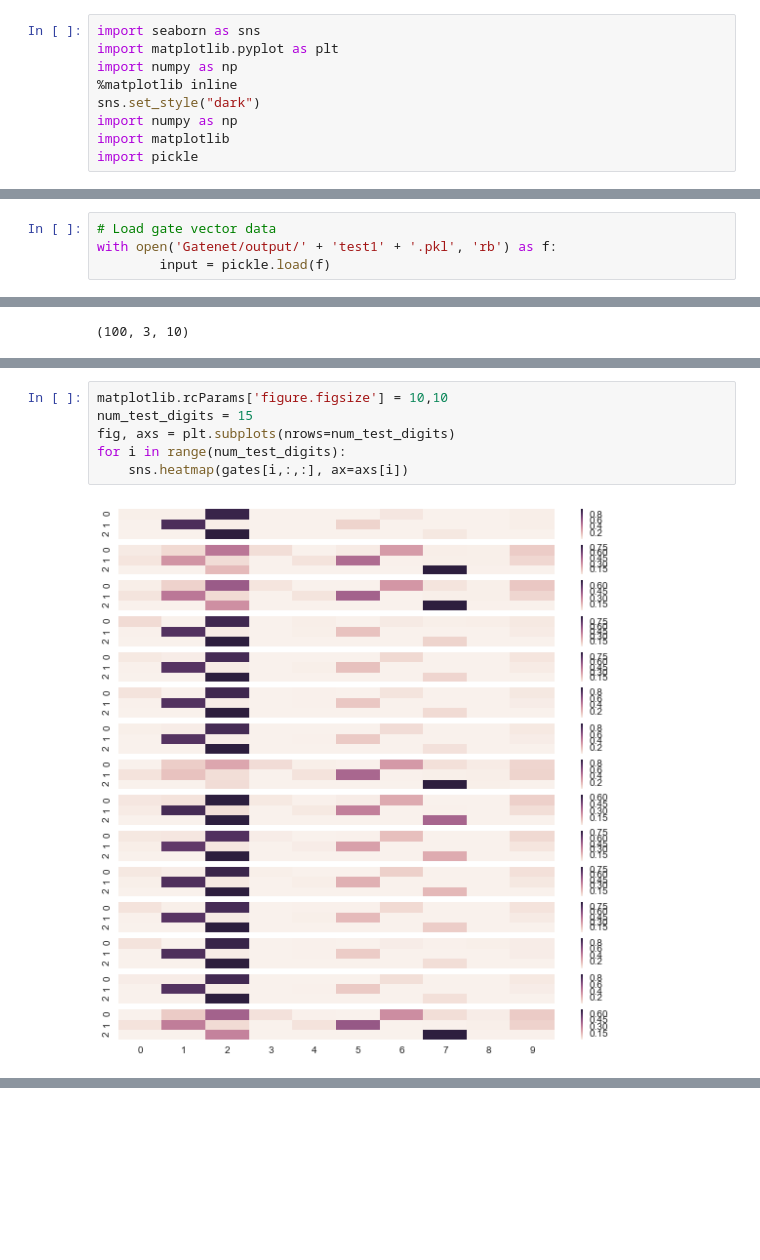
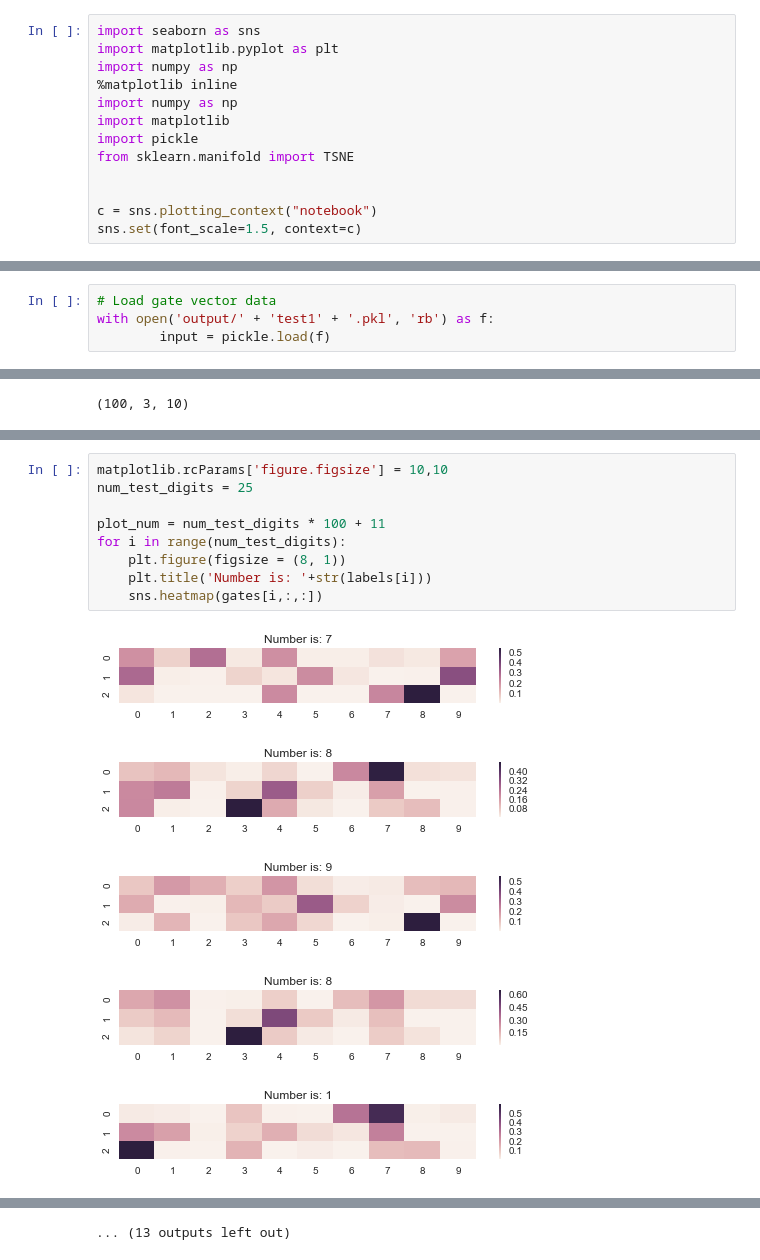
Before and after one commit to polzounov/gatenet, a Jupyter notebook: Gatenet/visualize_gates.ipynb, the cells around one changed output, grey strips where cells are left out. Drawn from its saved outputs; the diff is of its cells as text; blank space fills up the shorter version.

Commit message:
Added tsne for visualizations, and fixed root mnist

```diff
--- a/Gatenet/visualize_gates.ipynb
+++ b/Gatenet/visualize_gates.ipynb
@@ -3,7 +3,11 @@ import seaborn as sns
 import matplotlib.pyplot as plt
 import numpy as np
 %matplotlib inline
-sns.set_style("dark")
 import numpy as np
 import matplotlib
 import pickle
+from sklearn.manifold import TSNE
+
+
+c = sns.plotting_context("notebook")
+sns.set(font_scale=1.5, context=c)
@@ -10,6 +17,6 @@ import pickle
 # %%
 # Load gate vector data
-with open('Gatenet/output/' + 'test1' + '.pkl', 'rb') as f:
+with open('output/' + 'test1' + '.pkl', 'rb') as f:
         input = pickle.load(f)
 # %%
 # Get components from data
@@ -33,8 +44,15 @@ print(gates.shape)
 # %%
 matplotlib.rcParams['figure.figsize'] = 10,10
-num_test_digits = 15
-fig, axs = plt.subplots(nrows=num_test_digits)
+num_test_digits = 25
+
+plot_num = num_test_digits * 100 + 11
 for i in range(num_test_digits):
-    sns.heatmap(gates[i,:,:], ax=axs[i])
+    plt.figure(figsize = (8, 1))
+    plt.title('Number is: '+str(labels[i]))
+    sns.heatmap(gates[i,:,:])
 # %% [output]
-[figure, old version]
+[figure, new version]
+[figure, added]
+[figure, added]
+[figure, added]
+[figure, added]
@@ -41,2 +66,3 @@ for i in range(num_test_digits):
+... (13 outputs left out)
 # %%
 # Compute cosine similarity
```
Also changed, not shown: parts of 12 cells of this notebook, 1 other file.
